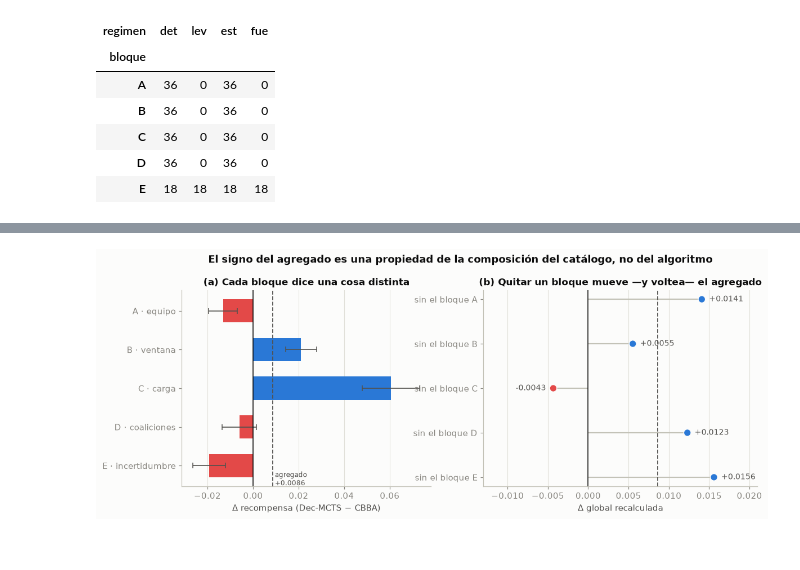
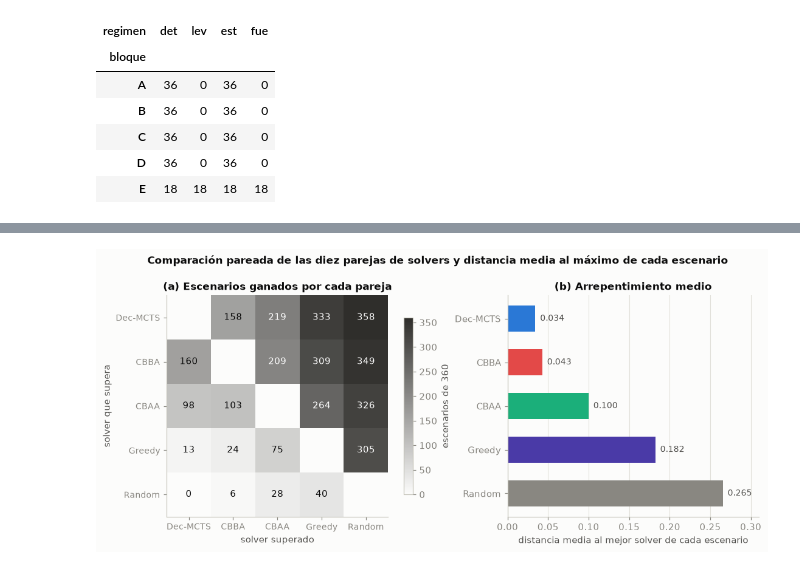
Before and after one commit to manuolias/DEC-MRTAU, a Jupyter notebook: analisis/evaluacion_final.ipynb, the cells around one changed output, grey strips where cells are left out. Drawn from its saved outputs; the diff is of its cells as text; code cells hidden in the pictures.

```diff
--- a/analisis/evaluacion_final.ipynb
+++ b/analisis/evaluacion_final.ipynb
@@ -59,18 +82,24 @@ from pathlib import Path
 RUTA = Path('catalogo_v3.csv') if Path('catalogo_v3.csv').exists() else Path('analisis/catalogo_v3.csv')
 FIGS = RUTA.parent / 'figuras'; FIGS.mkdir(exist_ok=True)
 
-# ── Paleta (validada para daltonismo: CVD ΔE 9.2, visión normal 16.3, all-pairs) ──
+# ── Paleta base (validada para daltonismo: CVD ΔE 9.2, visión normal 16.3, all-pairs) ──
 INK, INK2, MUTED    = '#0b0b0b', '#52514e', '#898781'
 GRID, AXIS, SURFACE = '#e1e0d9', '#c3c2b7', '#fcfcfb'
-NEG, POS, MID       = '#e34948', '#2a78d6', '#f0efec'      # divergente: rojo ↔ azul
-DIV = LinearSegmentedColormap.from_list('div', [NEG, MID, POS])
+NEG, POS, MID       = '#e34948', '#2a78d6', '#f0efec'      # rojo ↔ azul (escala divergente)
+DIV = LinearSegmentedColormap.from_list('div', [NEG, MID, POS])   # solo para DIFERENCIAS
+SEQ = LinearSegmentedColormap.from_list('seq', [SURFACE, '#2f2e2b'])  # magnitudes sin signo
 
-COLOR  = {'cbba': '#2a78d6', 'dec-mcts-v4-g9999': '#eb6834',
-          'cbaa': '#1baf7a', 'greedy': '#4a3aa7', 'random': MUTED}
-NOMBRE = {'cbba': 'CBBA', 'dec-mcts-v4-g9999': 'Dec-MCTS', 'cbaa': 'CBAA',
-          'greedy': 'Greedy', 'random': 'Random'}
+# ── Color fijo por solver, idéntico en todas las figuras del cuaderno ──
+COLOR  = {'random': MUTED, 'greedy': '#4a3aa7', 'cbaa': '#1baf7a',
+          'cbba': NEG, 'dec-mcts-v4-g9999': POS}
+NOMBRE = {'random': 'Random', 'greedy': 'Greedy', 'cbaa': 'CBAA',
+          'cbba': 'CBBA', 'dec-mcts-v4-g9999': 'Dec-MCTS'}
 SOLVERS = ['random', 'greedy', 'cbaa', 'cbba', 'dec-mcts-v4-g9999']
 DEC, REF = 'dec-mcts-v4-g9999', 'cbba'
+
+# ── Colores auxiliares: NO corresponden a ningún solver ──
+C_REG = {'det': INK, 'est': '#eb6834'}                     # cortes por régimen
+C_TAM = {2: '#b9b8b0', 5: '#7a7974', 10: INK}              # cortes por tamaño de equipo
 
 REGS    = ['det', 'lev', 'est', 'fue']
 REGIMEN = {'det': 'determinista\nρ=1.0  σ=0', 'lev': 'leve\nρ=0.9  σ=1',
@@ -434,36 +427,34 @@ display(lobo.round(4))
 # %%
-fig, (ax1, ax2) = plt.subplots(1, 2, figsize=(12, 4.1), gridspec_kw={'width_ratios': [1, 1.1]})
+fig, (ax1, ax2) = plt.subplots(1, 2, figsize=(12, 4.3),
+                               gridspec_kw={'width_ratios': [1.25, 1]})
 
-# (a) Δ por bloque
-d = W.groupby('bloque').delta.agg(['mean', 'sem'])
-y = np.arange(len(d))
-ax1.barh(y, d['mean'], 0.6, color=[POS if v > 0 else NEG for v in d['mean']],
-         xerr=d['sem'], error_kw=dict(ecolor=INK2, elinewidth=1.1, capsize=3))
-ax1.axvline(0, color=INK, lw=1)
-ax1.axvline(W.delta.mean(), color=INK2, lw=1.2, ls='--')
-ax1.text(W.delta.mean(), 4.35, f' agregado\n {W.delta.mean():+.4f}', fontsize=8, color=INK2, va='center')
-ax1.set_yticks(y, [BLOQUE[b] for b in d.index]); ax1.invert_yaxis()
-ax1.set_xlabel('Δ recompensa (Dec-MCTS − CBBA)')
-ax1.set_title('(a) Cada bloque dice una cosa distinta'); ax1.grid(axis='y', visible=False)
+# (a) matriz de dominancia
+m = vic.values.astype(float); np.fill_diagonal(m, np.nan)
+im = ax1.imshow(m, cmap=SEQ, vmin=0, vmax=360)
+for i in range(5):
+    for j in range(5):
+        if i != j:
+            ax1.text(j, i, int(m[i, j]), ha='center', va='center', fontsize=9.5,
+                     color='white' if m[i, j] > 200 else INK)
+ax1.set_xticks(range(5), vic.columns, fontsize=9); ax1.set_yticks(range(5), vic.index, fontsize=9)
+ax1.set_xlabel('solver superado'); ax1.set_ylabel('solver que supera')
+ax1.set_title('(a) Escenarios ganados por cada pareja')
+ax1.grid(False)
+fig.colorbar(im, ax=ax1, shrink=.8, label='escenarios de 360')
 
-# (b) leave-one-block-out del agregado
-vals = [W[W.bloque != b].delta.mean() for b in 'ABCDE']
-ax2.hlines(range(5), 0, vals, color=AXIS, lw=1.4)
-ax2.scatter(vals, range(5), s=70, zorder=3,
-            color=[POS if v > 0 else NEG for v in vals], edgecolor=SURFACE, linewidth=1)
-ax2.axvline(0, color=INK, lw=1)
-ax2.axvline(W.delta.mean(), color=INK2, lw=1.2, ls='--')
-for i, v in enumerate(vals):
-    ax2.text(v + (0.0009 if v > 0 else -0.0009), i, f'{v:+.4f}',
-             va='center', ha='left' if v > 0 else 'right', fontsize=9, color=INK2)
-ax2.set_yticks(range(5), [f'sin el bloque {b}' for b in 'ABCDE']); ax2.invert_yaxis()
-ax2.set_xlim(-0.013, 0.021); ax2.set_xlabel('Δ global recalculada')
-ax2.set_title('(b) Quitar un bloque mueve —y voltea— el agregado')
+# (b) arrepentimiento medio
+o = np.argsort(-arrep)
+ax2.barh(range(5), arrep[o], height=0.6, color=[COLOR[SOLVERS[k]] for k in o])
+ax2.set_yticks(range(5), [NOMBRE[SOLVERS[k]] for k in o])
+for i, k in enumerate(o):
+    ax2.text(arrep[k] + 0.006, i, f'{arrep[k]:.3f}', va='center', fontsize=9, color=INK2)
+ax2.set_xlim(0, 0.31); ax2.set_xlabel('distancia media al mejor solver de cada escenario')
+ax2.set_title('(b) Arrepentimiento medio')
 ax2.grid(axis='y', visible=False)
 
-fig.suptitle('El signo del agregado es una propiedad de la composición del catálogo, no del algoritmo',
-             fontsize=11.5, fontweight='semibold', y=1.02, color=INK)
-guardar(fig, 'p1_composicion'); plt.show()
+fig.suptitle('Comparación pareada de las diez parejas de solvers y distancia media al máximo de cada escenario',
+             fontsize=11, fontweight='semibold', y=1.02, color=INK)
+guardar(fig, 'p1_dominancia'); plt.show()
 # %% [output]
-[figure, old version]
+[figure, new version]
 # %% [markdown]
```
Also changed, not shown: parts of 100 cells of this notebook, 33 other files.
